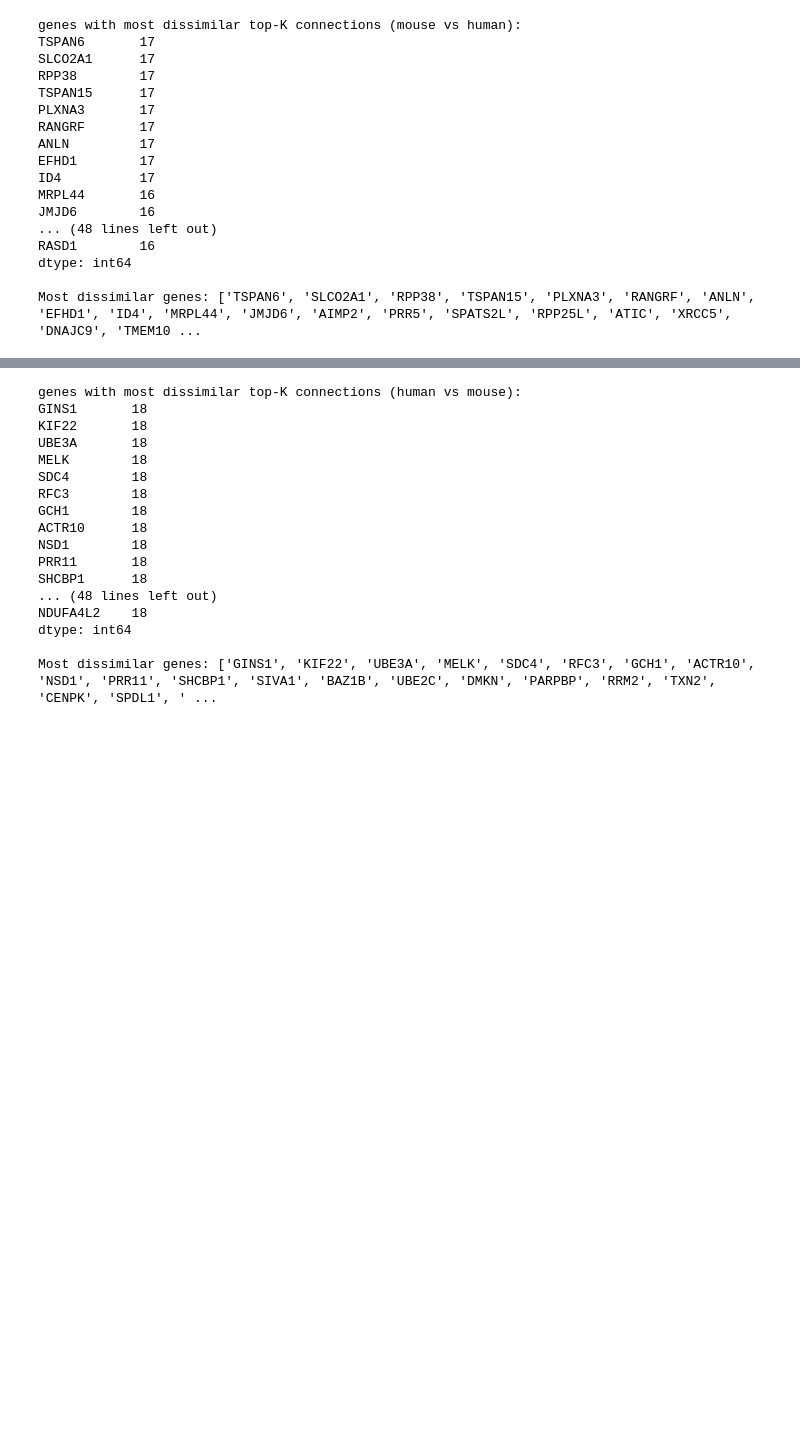
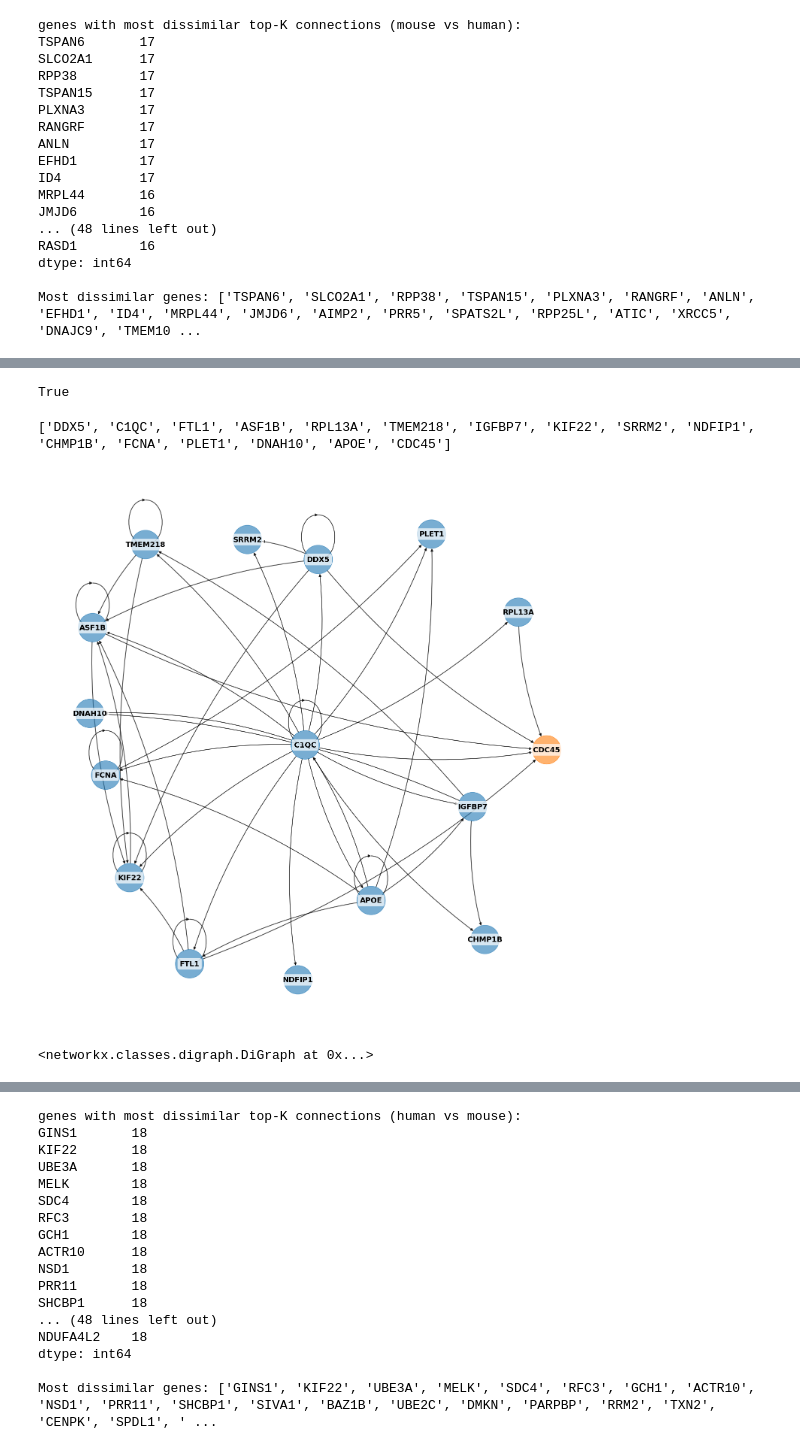
Before and after one commit to cantinilab/scPRINT, a Jupyter notebook: notebooks/scPRINT-2-repro-notebooks/gene_network_var_v2.ipynb, the cells around one changed output, grey strips where cells are left out. Saved outputs shown, nothing was run; the diff lists cells and outputs as text; code cells hidden in the pictures; blank space fills up the shorter version.

```diff
--- a/notebooks/scPRINT-2-repro-notebooks/gene_network_var_v2.ipynb
+++ b/notebooks/scPRINT-2-repro-notebooks/gene_network_var_v2.ipynb
@@ -679,0 +784,15 @@ enr.res2d[enr.res2d["Adjusted P-value"] < 0.05].head(20)
+# %%
+grn_m.var.index.name = 'index'
+grn_m.var["symbol"] = make_index_unique(grn_m.var.index.astype(str))
+grn_h.var["symbol"] = make_index_unique(grn_h.var["symbol"].astype(str))
+grn_h.var.index.name = 'index'
+# %%
+"FTH1" in grn_m.var["symbol"].tolist()
+# %% [output]
+True
+# %%
+grn_m.plot_subgraph("CDC45", only=45, interactive=False, max_genes=15)
+# %% [output]
+['DDX5', 'C1QC', 'FTL1', 'ASF1B', 'RPL13A', 'TMEM218', 'IGFBP7', 'KIF22', 'SRRM2', 'NDFIP1', 'CHMP1B', 'FCNA', 'PLET1', 'DNAH10', 'APOE', 'CDC45']
+[figure, added]
+<networkx.classes.digraph.DiGraph at 0x...>
```
Also changed, not shown: parts of 31 cells of this notebook, 6 other files.
